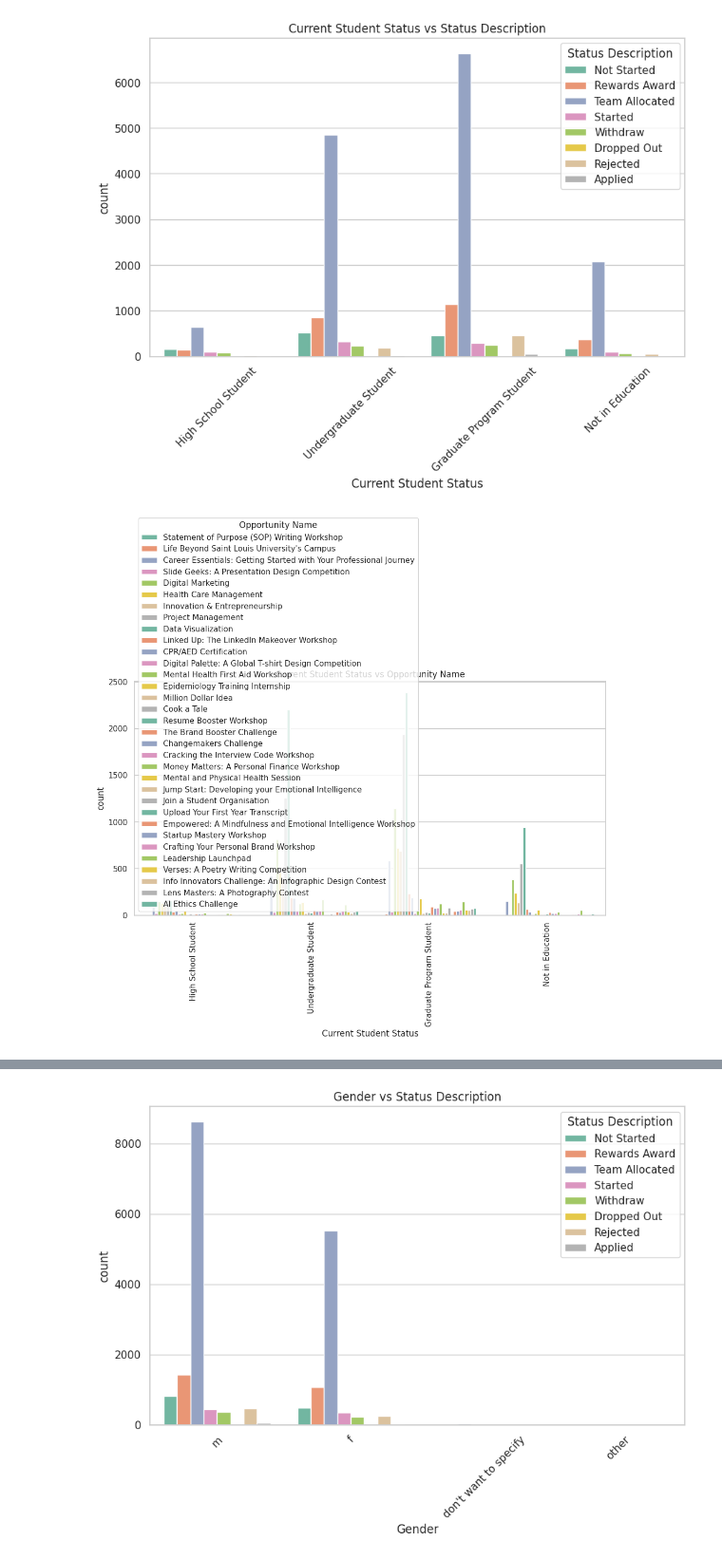
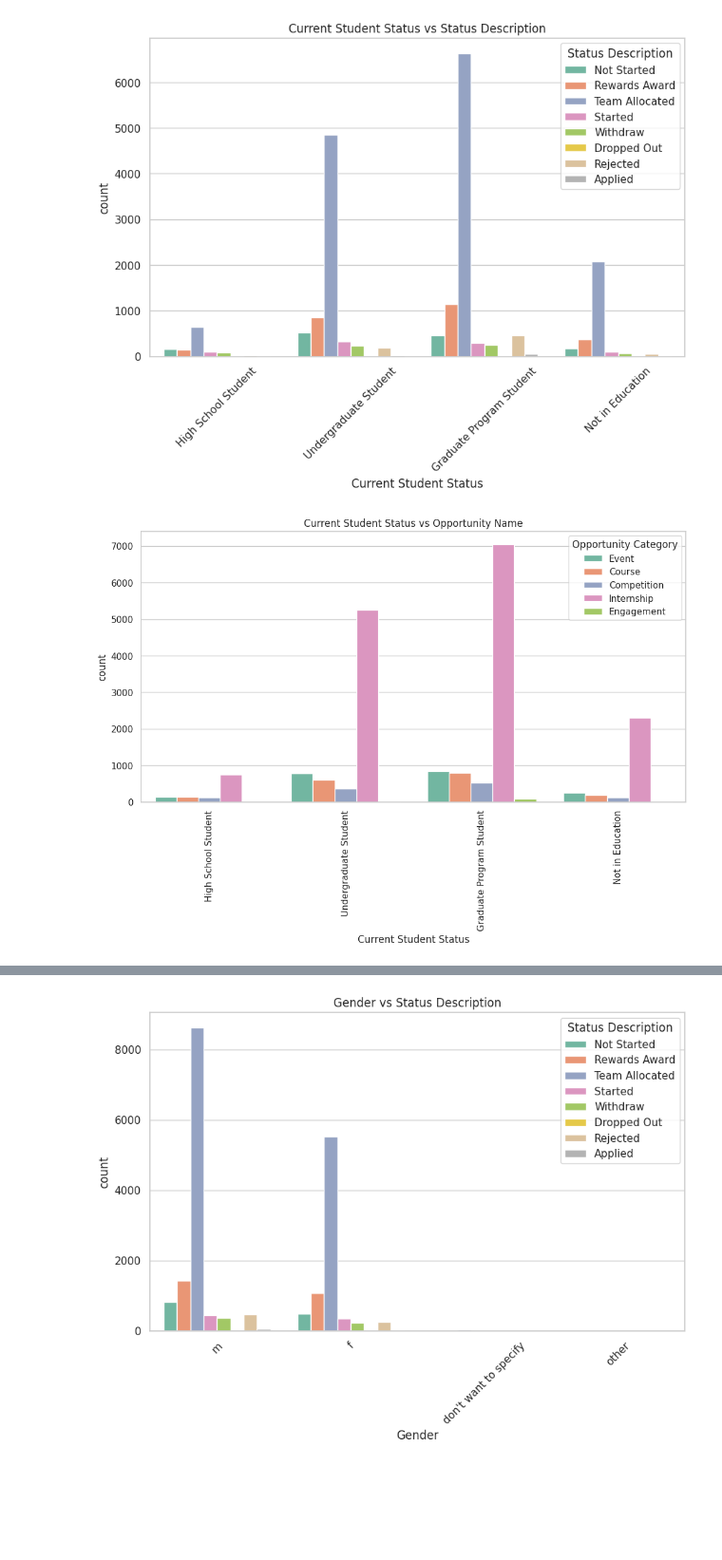
Before and after one commit to srijapamu25/Project-2, a Jupyter notebook: Data_Preprocessing_&_trend_analysis(Opportunity_data).ipynb, the cells around one changed output, grey strips where cells are left out. Shown at 95% size. Cells and saved outputs as stored; diff of their text form; code cells hidden in the pictures; blank space fills up the shorter version.

```diff
--- a/Data_Preprocessing_&_trend_analysis(Opportunity_data).ipynb
+++ b/Data_Preprocessing_&_trend_analysis(Opportunity_data).ipynb
@@ -274,7 +285,7 @@ plot_categorical_comparison("Current Student Status", "Status Description", "Cur
 # %% [output]
 [figure]
 # %%
-# 2. Current Student Status vs Current/Intended Major
-plot_categorical_comparison("Current Student Status", "Opportunity Name", "Current Student Status vs Opportunity Name", figsize=(12, 6), rotation=90)
+# 2. Current Student Status vs Opportunity Category
+plot_categorical_comparison("Current Student Status", "Opportunity Category", "Current Student Status vs Opportunity Name", figsize=(12, 6), rotation=90)
 # %% [output]
-[figure, old version]
+[figure, new version]
```
Also changed, not shown: parts of 10 cells of this notebook.
